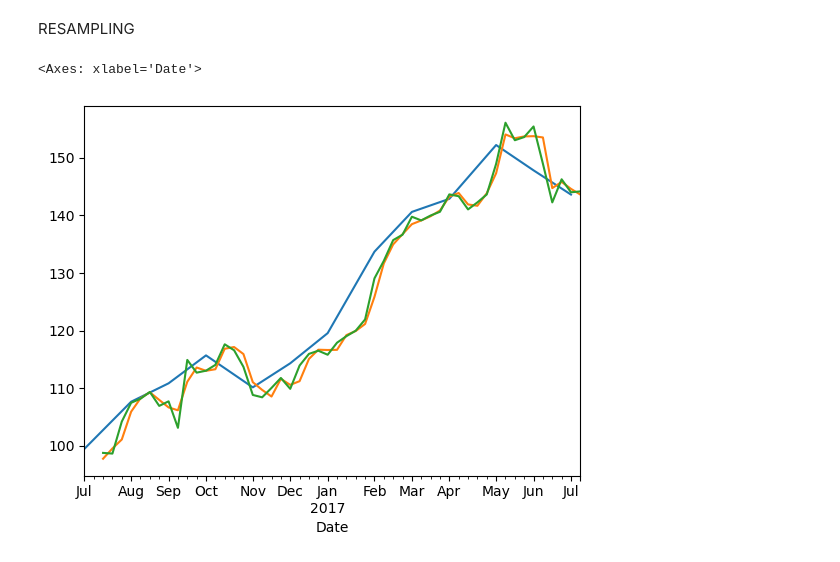
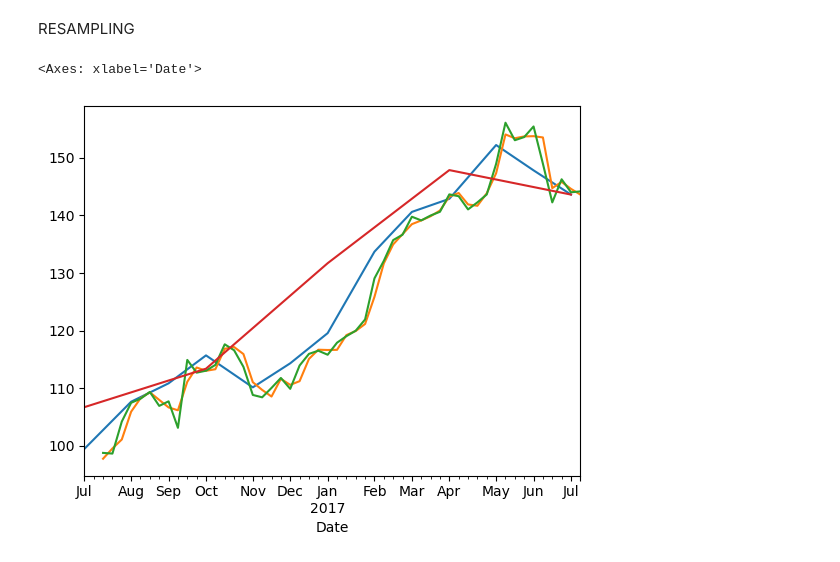
Before and after one commit to hsnaidu/DS_L, a Jupyter notebook: learning/timeseries.ipynb, the cells around one changed output. Saved outputs shown, nothing was run; the diff lists cells and outputs as text; code cells hidden in the pictures.

```diff
--- a/learning/timeseries.ipynb
+++ b/learning/timeseries.ipynb
@@ -64,9 +67,11 @@ RESAMPLING
 # %%
 # Retrive only monthly data
 %matplotlib inline
 df.Close.resample('M').mean().plot() # shows the monthly avg values
 df.Close.resample('W').mean().plot() # shows the weakly avg values
 df.Close.resample('D').mean().plot() # shows the daily avg values
+df.Close.resample('Q').mean().plot() # shows the Quaterly avg values
+# NOTE CHECK PANDAS ORG FOR MORE RESAMPLE METHODS
 # %% [output]
 <Axes: xlabel='Date'>
-[figure, old version]
+[figure, new version]
```
Also changed, not shown: parts of 3 cells of this notebook, 1 other file.
